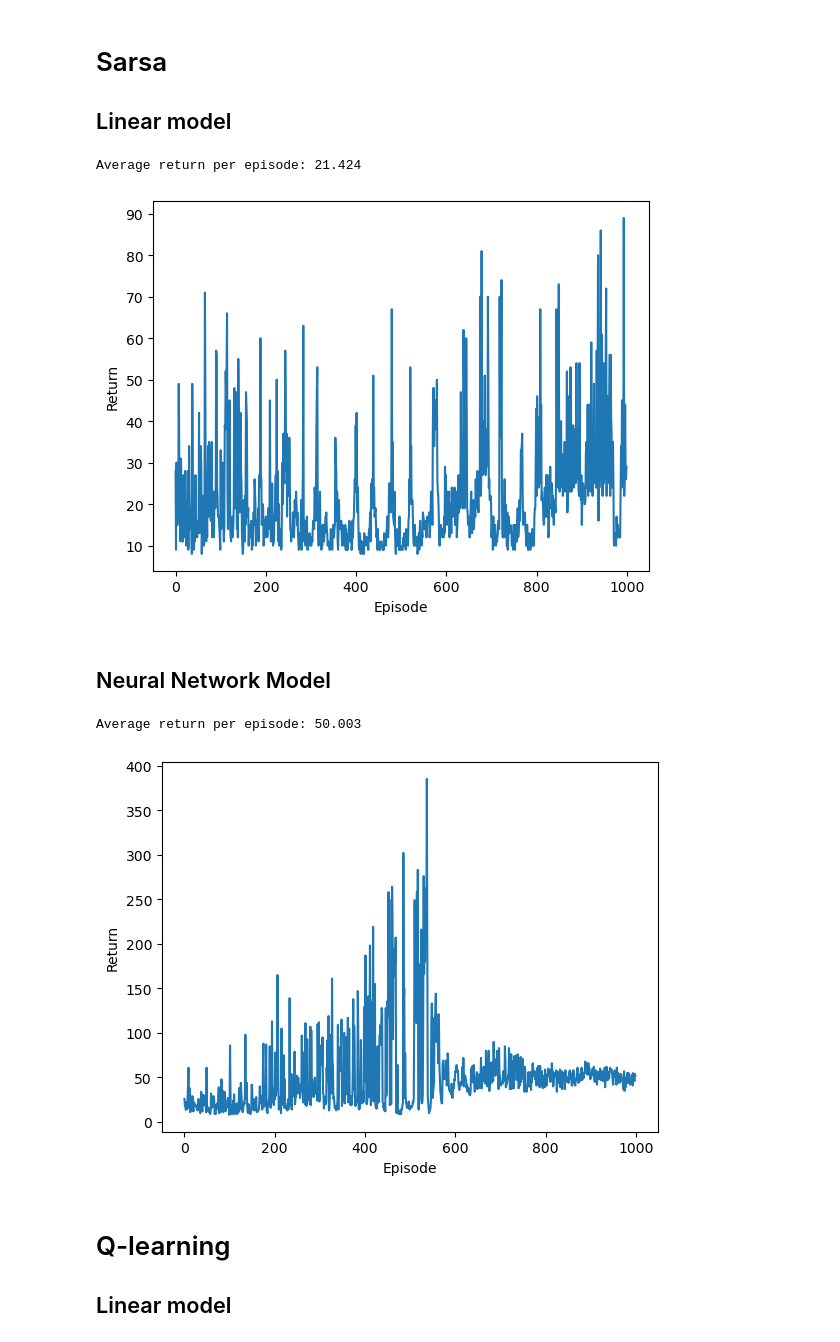
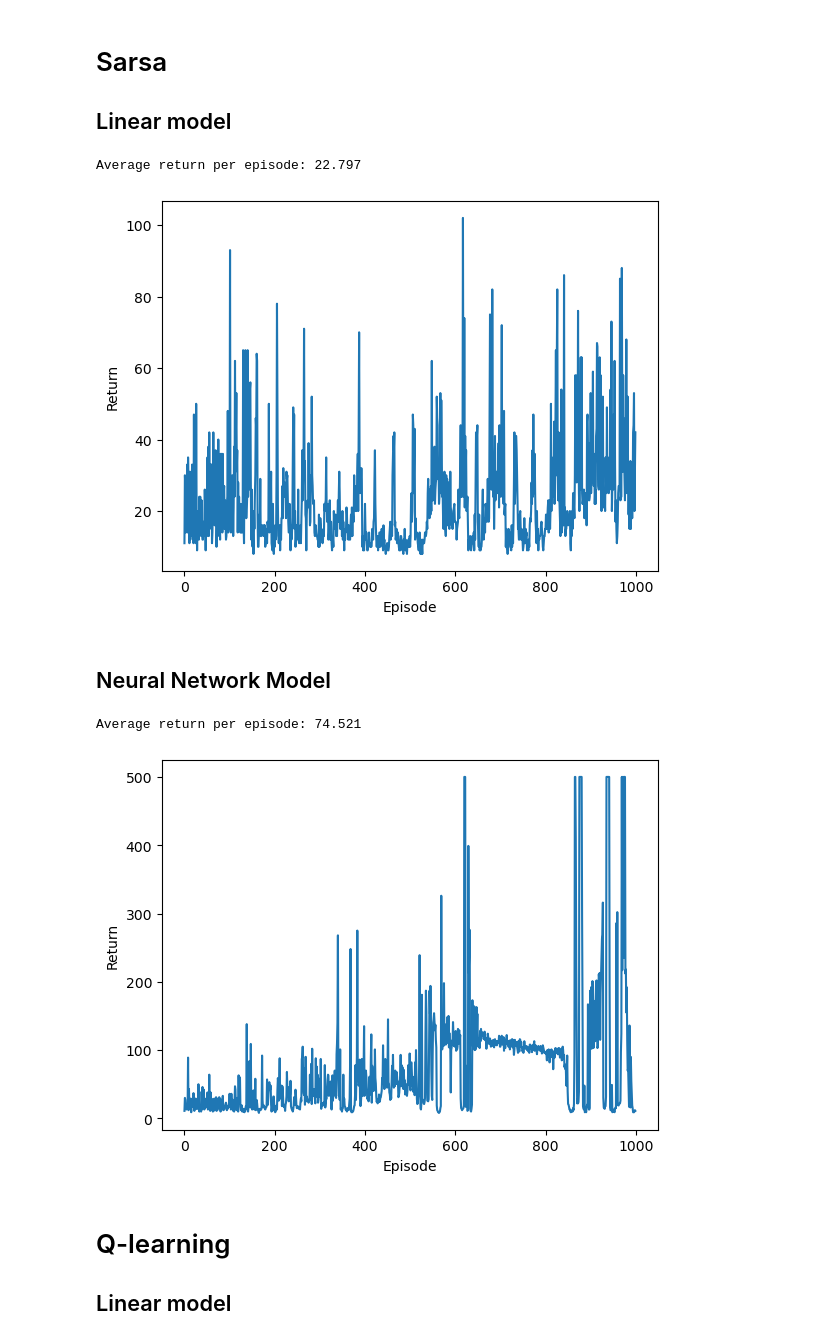
Before and after one commit to CarlFredriksson/rl-gymnasium-training, a Jupyter notebook: CartPole/cart_pole.ipynb, the cells around one changed output. Saved outputs shown, nothing was run; the diff lists cells and outputs as text; code cells hidden in the pictures.

```diff
--- a/CartPole/cart_pole.ipynb
+++ b/CartPole/cart_pole.ipynb
@@ -31,11 +31,14 @@ GRAD_CLIP_VALUE = 100
 MEMORY_SIZE = 10000
 BATCH_SIZE = 64
 EPS_START = 1
-EPS_MIN = 0.01
+EPS_END = 0.05
 EPS_DECAY = 0.995
 NN_HIDDEN_LAYER_SIZE = 24
+RNG_SEED = 7
 device = torch.device("cuda" if torch.cuda.is_available() else "cpu")
 print("PyTorch device:", device)
+torch.manual_seed(RNG_SEED)
+random.seed(RNG_SEED)
 # %% [output]
 PyTorch device: cuda
 # %% [markdown]
@@ -44,32 +47,34 @@ PyTorch device: cuda
 ## Linear model
 # %%
 env = gym.make(ENVIRONMENT_ID)
+env.action_space.seed(RNG_SEED)
 model = LinearModel(env.observation_space.shape[0], env.action_space.n).to(device)
 optimizer = optim.SGD(model.parameters(), lr=0.01)
 loss_func = nn.MSELoss()
 returns = train_episodic_semi_grad_sarsa(
-    env, model, loss_func, optimizer, device, NUM_EPISODES, EPS_START, EPS_MIN, EPS_DECAY, GRAD_CLIP_VALUE
+    env, model, loss_func, optimizer, device, RNG_SEED, NUM_EPISODES, EPS_START, EPS_END, EPS_DECAY, GRAD_CLIP_VALUE
 )
 env.close()
 plot_returns(returns)
 # %% [output]
-Average return per episode: 21.424
+Average return per episode: 22.797
-[figure, old version]
+[figure, new version]
 # %% [markdown]
 ## Neural Network Model
 # %%
 env = gym.make(ENVIRONMENT_ID)
+env.action_space.seed(RNG_SEED)
 model = SimpleNN(env.observation_space.shape[0], env.action_space.n, NN_HIDDEN_LAYER_SIZE).to(device)
 optimizer = optim.AdamW(model.parameters(), lr=0.001, amsgrad=True)
 loss_func = nn.MSELoss()
 returns = train_episodic_semi_grad_sarsa(
-    env, model, loss_func, optimizer, device, NUM_EPISODES, EPS_START, EPS_MIN, EPS_DECAY, GRAD_CLIP_VALUE
+    env, model, loss_func, optimizer, device, RNG_SEED, NUM_EPISODES, EPS_START, EPS_END, EPS_DECAY, GRAD_CLIP_VALUE
 )
 env.close()
 plot_returns(returns)
 # %% [output]
-Average return per episode: 50.003
+Average return per episode: 74.521
-[figure, old version]
+[figure, new version]
 # %% [markdown]
 # Q-learning
 
```
Also changed, not shown: parts of 6 cells of this notebook, 1 other file.
